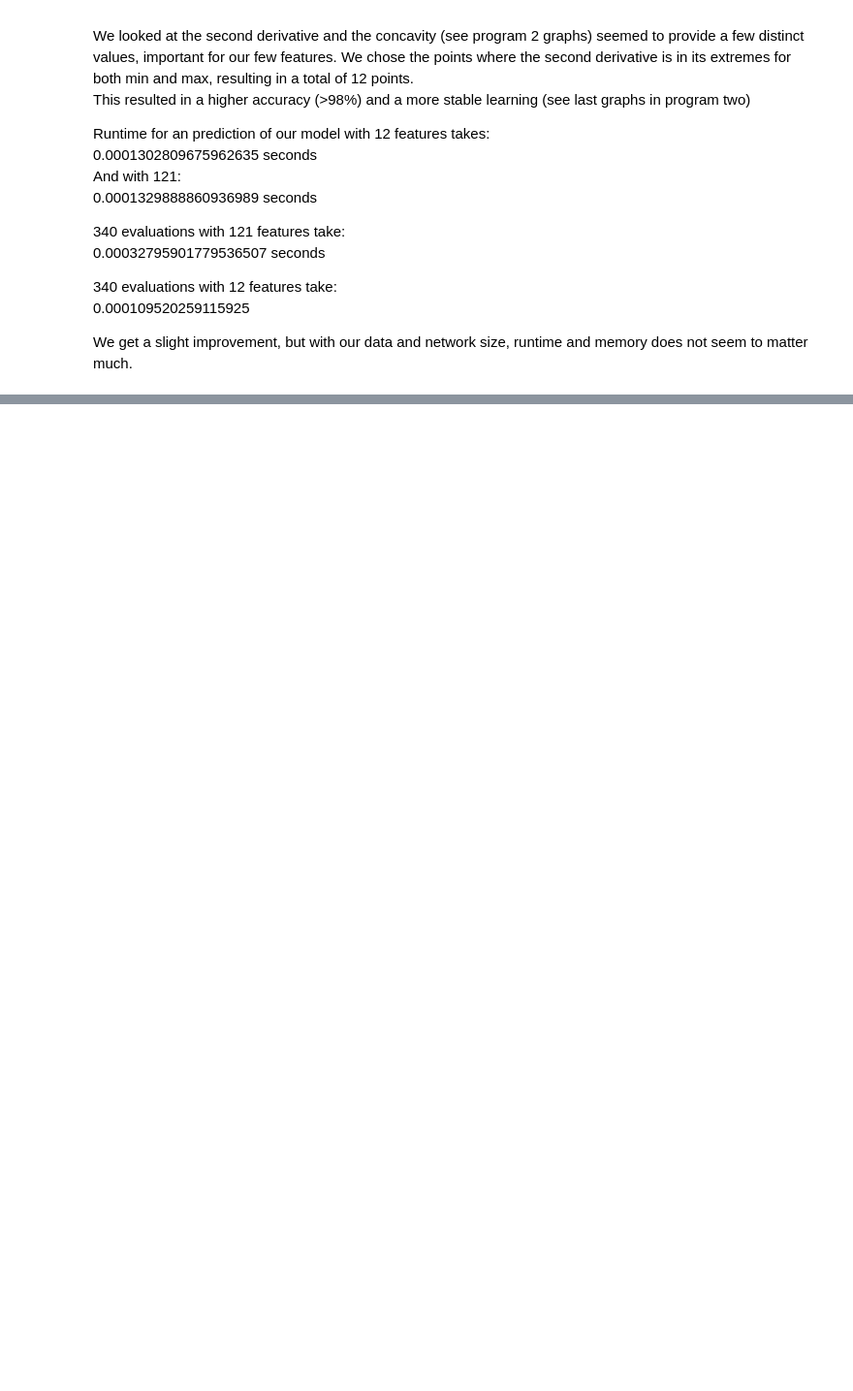
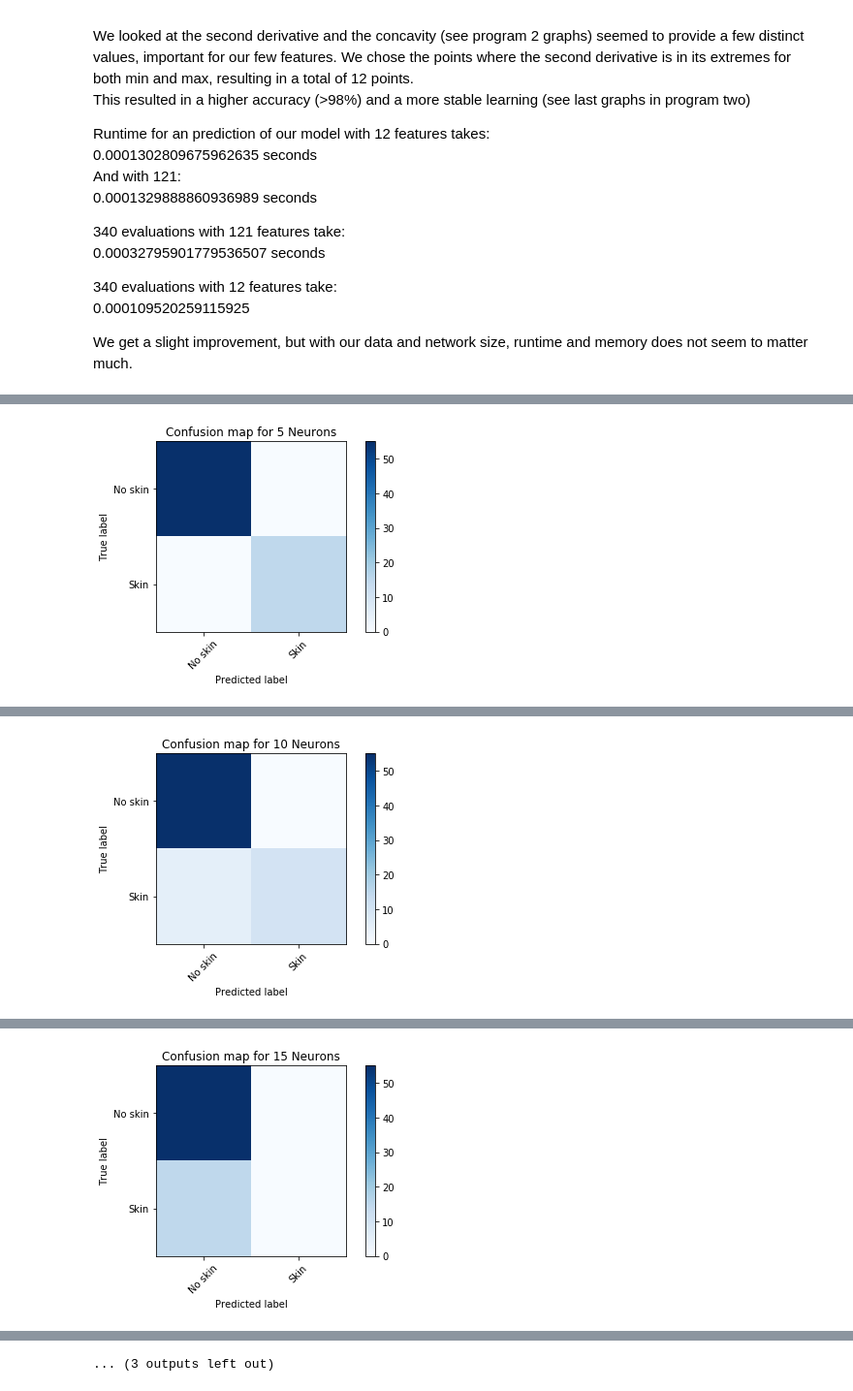
Before and after one commit to Genises/H-BRS_NeuralNetworks, a Jupyter notebook: NN_Project_29.10.2018.ipynb, the cells around one changed output, grey strips where cells are left out. Shown at 97% size. Drawn from its saved outputs; the diff is of its cells as text; code cells hidden in the pictures; blank space fills up the shorter version.

```diff
--- a/NN_Project_29.10.2018.ipynb
+++ b/NN_Project_29.10.2018.ipynb
@@ -299,0 +356,20 @@ NameError: name 'np' is not defined
+# %%
+  # Memory usage
+# https://stackoverflow.com/questions/43137288/how-to-determine-needed-memory-of-keras-model
+
+def get_model_memory_usage(batch_size, model):
+    shapes_mem_count = 0
+    for l in model.layers:
+        single_layer_mem = 1
+        for s in l.output_shape:
+            if s is None:
+                continue
+            single_layer_mem *= s
+        shapes_mem_count += single_layer_mem
+
+    trainable_count = np.sum([K.count_params(p) for p in set(model.trainable_weights)])
+    non_trainable_count = np.sum([K.count_params(p) for p in set(model.non_trainable_weights)])
+
+    total_memory = 4.0*batch_size*(shapes_mem_count + trainable_count + non_trainable_count)
+    gbytes = np.round(total_memory / (1024.0 ** 3), 3)
+    return gbytes
@@ -300,35 +412,20 @@ NameError: name 'np' is not defined
 # %%
 #--------------------------------------------------------------------------------Build Model with tensorflow
+from timeit import default_timer as timer
 
 hidden_neuron_size = [5,10,15,20,50,100,500]
+number_of_runs = 100 # For determination of timing
+batch_size = 10
 loss_array = []
 acc_array = []
 
+time_effort = {}
+memory_usage = {}
+
+model_history_dict = {}
+
 for number_of_hidden_neurons in hidden_neuron_size:
     from tensorflow.keras import backend as K
-
-    # https://stackoverflow.com/questions/46009619/keras-weighted-binary-crossentropy
-    def weighted_binary_crossentropy(y_true, y_pred):
-
-        one_weight = 1
-        zero_weight = 1
-
-        # Original binary crossentropy (see losses.py):
-        # K.mean(K.binary_crossentropy(y_true, y_pred), axis=-1)
-
-        # Calculate the binary crossentropy
-        b_ce = K.binary_crossentropy(y_true, y_pred)
-
-        # Apply the weights
-        weight_vector = y_true * one_weight + (1. - y_true) * zero_weight
-        weighted_b_ce = weight_vector * b_ce
-
-        print(y_true)
-
-        # Return the mean error
-        return K.mean(weighted_b_ce)
-
-
 
     model = keras.Sequential() #Single input-output
     model.add(keras.layers.Dense(number_of_hidden_neurons, activation=tf.nn.relu, input_shape=(trainingSet.shape[1],))) #fully-conndected = dense, with 16 units, relu: rectified linear unit
@@ -363,7 +460,7 @@ for number_of_hidden_neurons in hidden_neuron_size:
     history = model.fit(trainingSet,
                         trainingLabelSet,
                         epochs=50,
-                        batch_size=10,  #the bigger the more memory space needed
+                        batch_size=batch_size,  #the bigger the more memory space needed
                         validation_split=0.2,
                         #verbose=1,
                         verbose=0,
@@ -371,6 +468,7 @@ for number_of_hidden_neurons in hidden_neuron_size:
                         #class_weight=class_weight
                         )
 
+    model_history_dict[number_of_hidden_neurons] = history
     print()
     results = model.evaluate(testSet, testLabelSet)
     positive = 0
@@ -397,11 +495,24 @@ for number_of_hidden_neurons in hidden_neuron_size:
     from sklearn.metrics import confusion_matrix
     y_pred = model.predict(testSet)
     y_test = testLabelSet
-    #print(y_test)
-    #print(y_pred)
-    #print(y_pred.round())
+
+    # Confusion map
     cm = confusion_matrix(y_test.argmax(axis=1), y_pred.round().argmax(axis=1))
-    print(cm)
+    plot_confusion_matrix(cm, ["No skin", "Skin"], title="Confusion map for " + str(number_of_hidden_neurons) + " Neurons")
+
+    # Generate timing data:
+    timer_arr = []
+    for i in range(0, number_of_runs):
+        start = timer()
+        result = model.predict(smallFeature)
+        end = timer()
+        us = (end - start) / 10e6
+        timer_arr.append(us)
+    us = np.average(timer_arr)
+    time_effort[number_of_hidden_neurons] = us
+
+    # Timing
+    memory_usage[number_of_hidden_neurons] = get_model_memory_usage(batch_size, model)
 
 plt.plot(hidden_neuron_size, loss_array, label="Loss")
 plt.plot(hidden_neuron_size, acc_array, label="Accuracy")
@@ -414,0 +542 @@ ImportError: Traceback (most recent call last):
+[figure, added]
@@ -414,0 +563 @@ ImportError: Traceback (most recent call last):
+[figure, added]
@@ -414,0 +584 @@ ImportError: Traceback (most recent call last):
+[figure, added]
@@ -415,3 +648,4 @@ ImportError: Traceback (most recent call last):
+... (3 outputs left out)
 # %%
 
 #--------------------------------------------------------------------------------Print Results
```
Also changed, not shown: parts of 19 cells of this notebook.
